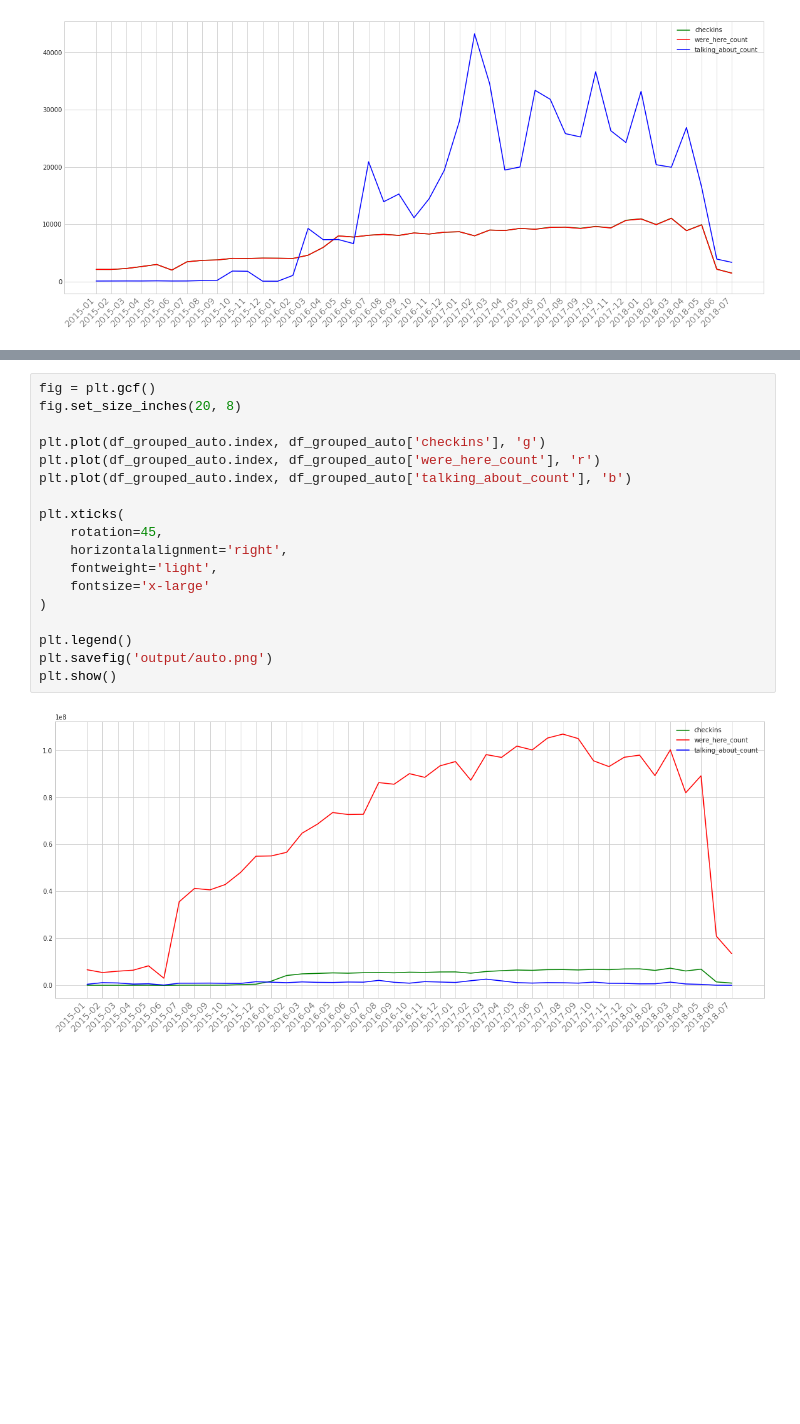
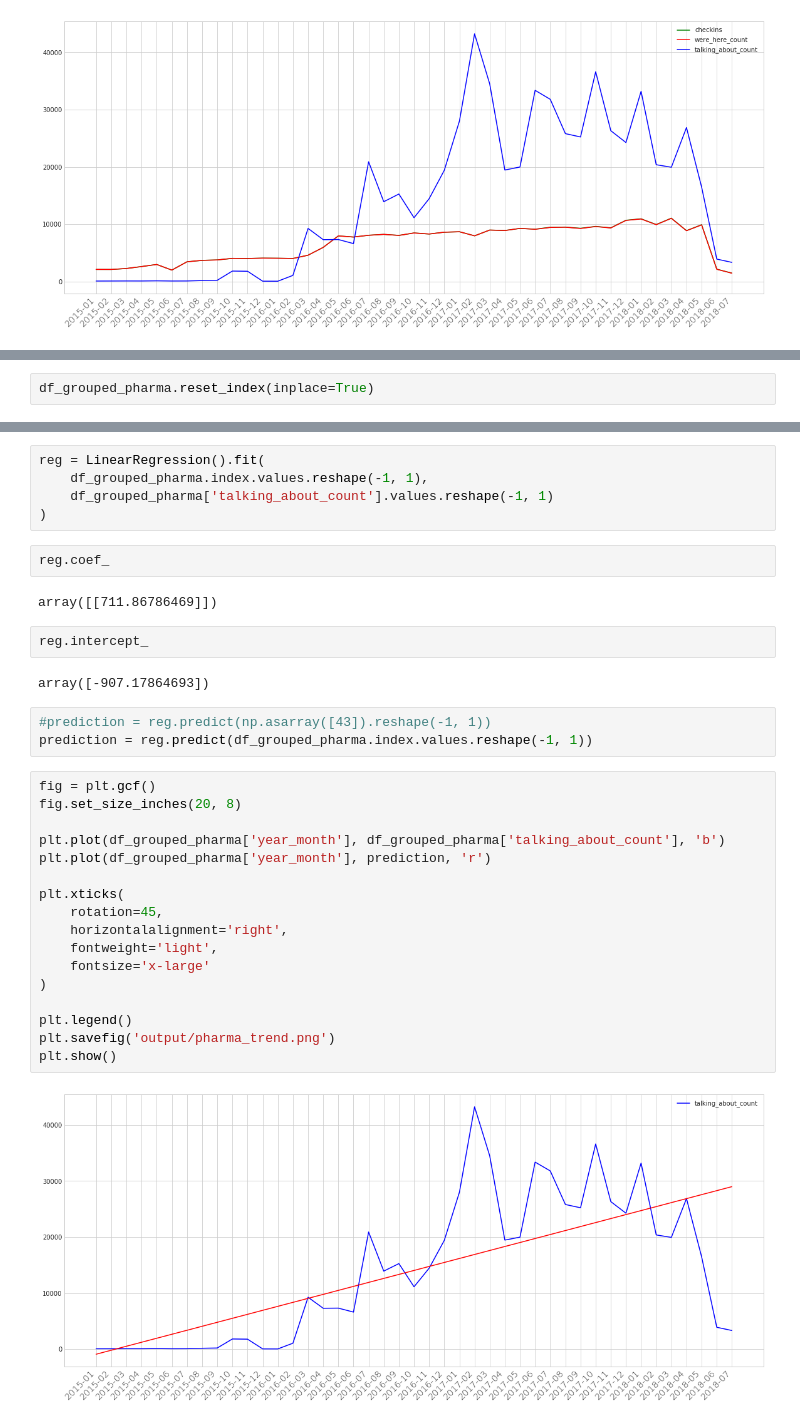
Before and after one commit to Zol-S/other, a Jupyter notebook: TheDataIncubator/facebook_data.ipynb, the cells around one changed output, grey strips where cells are left out. Drawn from its saved outputs; the diff is of its cells as text; blank space fills up the shorter version.

Commit message:
Added linear trend

```diff
--- a/TheDataIncubator/facebook_data.ipynb
+++ b/TheDataIncubator/facebook_data.ipynb
@@ -147,0 +173,2 @@ df_grouped_auto = df_fb[(df_fb['username'].isna() == False) & (df_fb['username']
+# %%
+df_grouped_pharma.reset_index(inplace=True)
@@ -148,20 +184,35 @@ df_grouped_auto = df_fb[(df_fb['username'].isna() == False) & (df_fb['username']
+# %%
+reg = LinearRegression().fit(
+    df_grouped_pharma.index.values.reshape(-1, 1),
+    df_grouped_pharma['talking_about_count'].values.reshape(-1, 1)
+)
+# %%
+reg.coef_
+# %% [output]
+array([[711.86786469]])
+# %%
+reg.intercept_
+# %% [output]
+array([-907.17864693])
+# %%
+#prediction = reg.predict(np.asarray([43]).reshape(-1, 1))
+prediction = reg.predict(df_grouped_pharma.index.values.reshape(-1, 1))
 # %%
 fig = plt.gcf()
 fig.set_size_inches(20, 8)
 
-plt.plot(df_grouped_auto.index, df_grouped_auto['checkins'], 'g')
-plt.plot(df_grouped_auto.index, df_grouped_auto['were_here_count'], 'r')
-plt.plot(df_grouped_auto.index, df_grouped_auto['talking_about_count'], 'b')
+plt.plot(df_grouped_pharma['year_month'], df_grouped_pharma['talking_about_count'], 'b')
+plt.plot(df_grouped_pharma['year_month'], prediction, 'r')
 
 plt.xticks(
     rotation=45,
     horizontalalignment='right',
     fontweight='light',
     fontsize='x-large'
 )
 
 plt.legend()
-plt.savefig('output/auto.png')
+plt.savefig('output/pharma_trend.png')
 plt.show()
 # %% [output]
-[figure, old version]
+[figure, new version]
```
Also changed, not shown: parts of 9 cells of this notebook, 1 other file.
